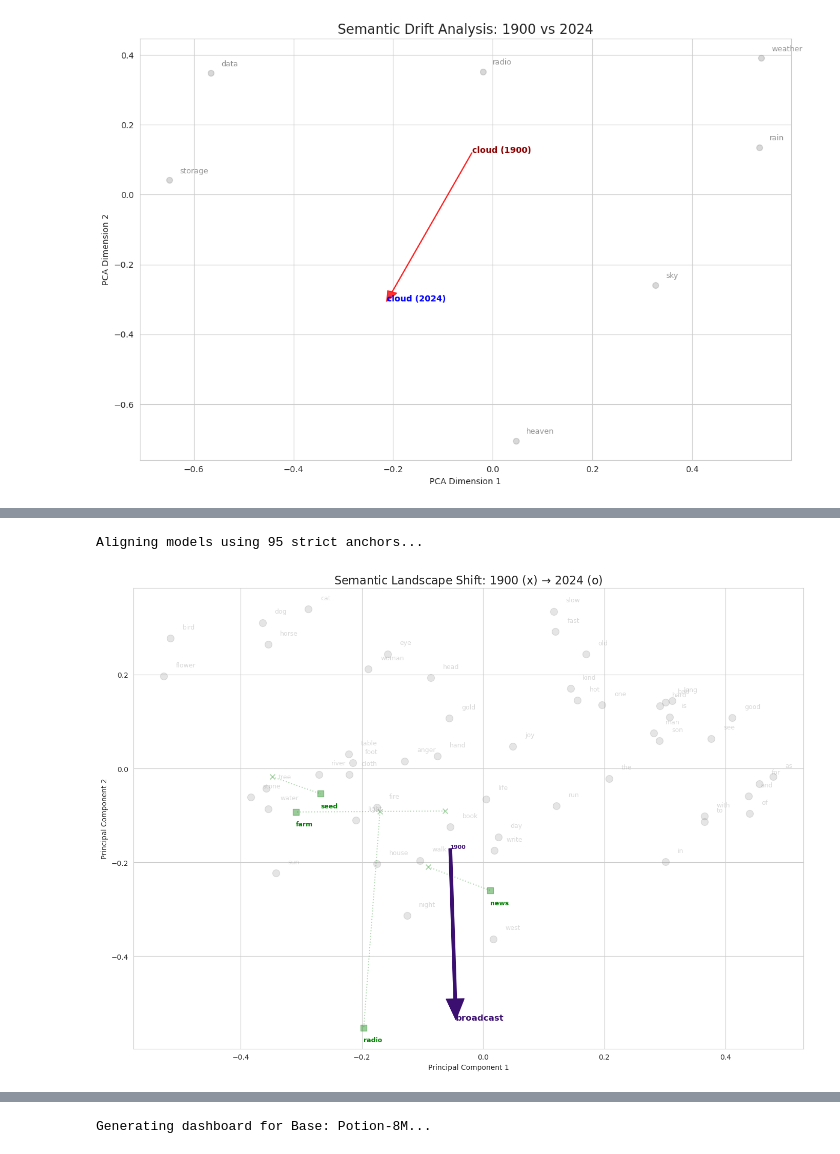
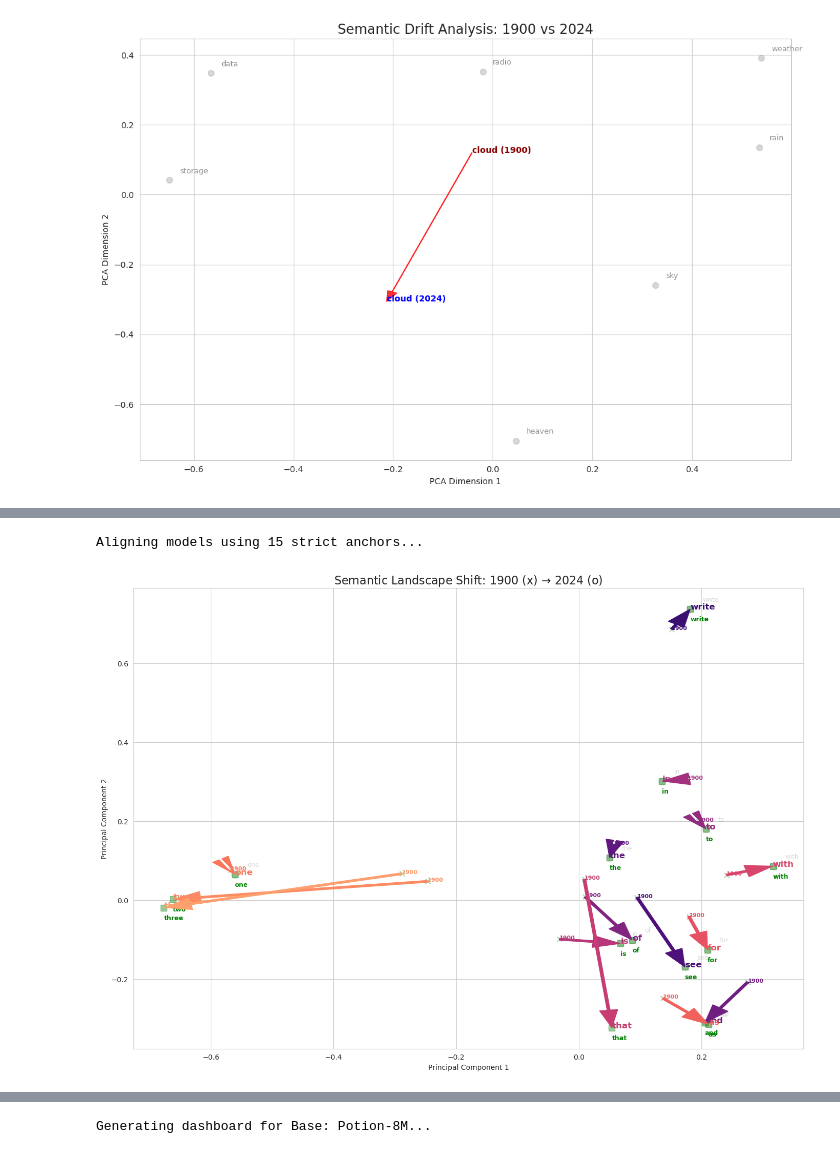
Before and after one commit to MarkusStefan/Semantic-Embedding-Evolution, a Jupyter notebook: notebooks/exp2.ipynb, the cells around one changed output, grey strips where cells are left out. Cells and saved outputs as stored; diff of their text form; code cells hidden in the pictures.

Commit message:
update fixed procrust othogonal alignment

```diff
--- a/notebooks/exp2.ipynb
+++ b/notebooks/exp2.ipynb
@@ -704,10 +744,15 @@ onzo: 1.1638
 # %%
-# 3. VISUALIZATION
-# Choose a word that shifted, and anchors that represent its two possible meanings.
+# sanity check to use twice the same model, there should be no drift!!!
+mod_mod, mod_old, R, A_mean, B_mean, vocab = load_and_align_models(
+    MODERN_PATH, PG19_PATH, IGNORE_LIST
+)
 target = ["broadcast"]
 anchors = ["seed", "farm", "agriculture", "sow", # 1900 context
            "radio", "television", "media", "news", # 2024 context
            "water", "sun", "man", "house"] # Neutral controls
 
-plot_semantic_trajectory(mod_mod, mod_old, Rotation, target, anchors)
+plot_semantic_trajectory(
+    mod_mod, mod_old, R, A_mean, B_mean,
+    target, anchors
+)
 # %% [output]
@@ -741,5 +791,5 @@ anchors = {
 
 # Plot for each target word
 for target in target_words:
-    plot_semantic_trajectory(mod_mod, mod_old, Rotation, [target], anchors[target])
+    plot_semantic_trajectory(mod_mod, mod_old, R, A_mean, B_mean, [target], anchors[target])
 # %% [output]
@@ -1027,49 +1198,59 @@ STABLE_ANCHORS = [
     "the", "and", "of", "to", "in", "is", "that", "with", "for", "as", "one", "two", "three"
 ]
 
-def align_strictly_and_plot(mod_modern, mod_pg19, target_words, context_words):
+def align_strictly_and_plot(mod_modern, mod_pg19, target_words, context_words, anchors=STABLE_ANCHORS[-15:]):
     """
     Aligns vectors using ONLY the Stable Anchor list, then projects the target/context words.
     """
 
     # --- STEP 1: CALCULATE ROTATION (Using only STABLE words) ---
-    print(f"Aligning models using {len(STABLE_ANCHORS)} strict anchors...")
+    print(f"Aligning models using {len(anchors)} strict anchors...")
 
     # Filter anchors to ensure they exist in both models
-    valid_anchors = [w for w in STABLE_ANCHORS
+    valid_anchors = [w for w in anchors
                      if w in mod_modern.tokenizer.get_vocab()
                      and w in mod_pg19.tokenizer.get_vocab()]
+
+    if not valid_anchors:
+        raise ValueError("No valid anchors found in both vocabularies. Please check your anchors list or vocabularies.")
 
     # Encode Anchors
     vecs_mod = mod_modern.encode(valid_anchors)
     vecs_old = mod_pg19.encode(valid_anchors)
 
     # Calculate Rotation Matrix R
     # This aligns the "Background Reality" of 1900 to 2024
     R, _ = orthogonal_procrustes(vecs_old, vecs_mod)
+    #R = np.zeros_like(R)
+    #R = np.eye(R.shape[0])  # Identity matrix for no rotation
 
     # --- STEP 2: APPLY ROTATION TO TARGETS ---
     # Now we project the "Context" words.
     # Because we didn't use them to align, their movement is GENUINE.
 
     # (Reuse the plotting code from the previous response here)
     # When plotting, use the R we just calculated.
     plot_semantic_trajectory_v2(
         mod_modern,
         mod_pg19,
         R,             # The strict rotation
         target_words,
         context_words,
         valid_anchors  # Plot anchors lightly as background
     )
 
 # Example Usage
 align_strictly_and_plot(
     mod_modern=mod_mod,
     mod_pg19=mod_old,
-    target_words=["broadcast"],
-    context_words=["farm", "seed", "radio", "news"]
+    #mod_pg19=mod_mod,
+    # target_words=["broadcast"],
+    # context_words=["farm", "seed", "radio", "news"],
+    # target_words=["cloud"],
+    # context_words=["sky", "rain", "storm", "dark", "shadow", "vapor", "mist", "data", "storage", "internet", "server"],
+    target_words=STABLE_ANCHORS[-15:],
+    context_words=STABLE_ANCHORS[-15:],
 )
 # %% [output]
-Aligning models using 95 strict anchors...
+Aligning models using 15 strict anchors...
-[figure, old version]
+[figure, new version]
```
Also changed, not shown: parts of 27 cells of this notebook.
